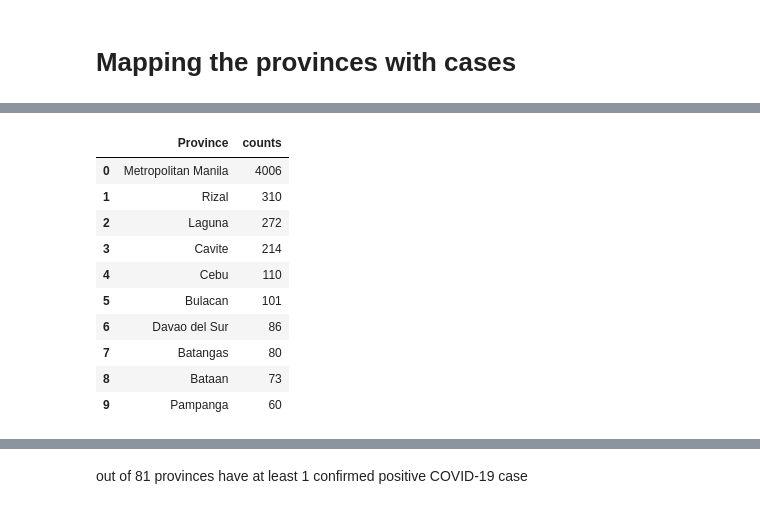
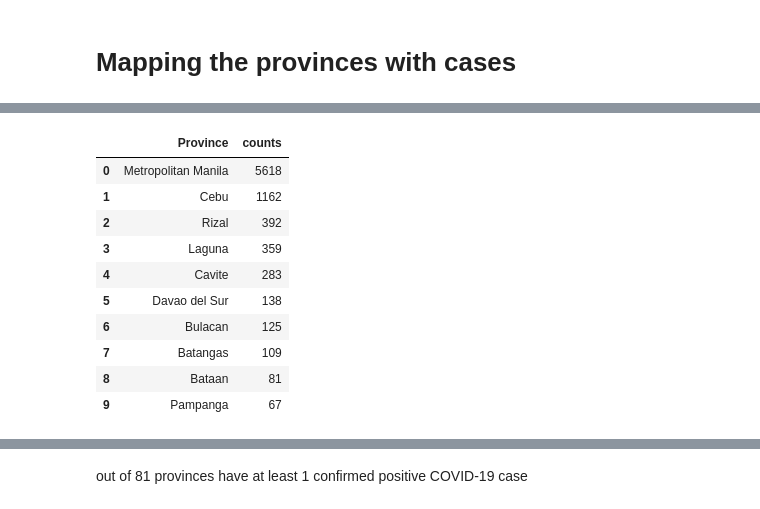
Before and after one commit to ValAnthonyB/COVID19_PH_Project, a Jupyter notebook: data_from_DOH_gsheets.ipynb, the cells around one changed output, grey strips where cells are left out. Saved outputs shown, nothing was run; the diff lists cells and outputs as text; code cells hidden in the pictures.

Commit message:
updated for may 1st week plots

```diff
--- a/data_from_DOH_gsheets.ipynb
+++ b/data_from_DOH_gsheets.ipynb
@@ -312,0 +380,34 @@ plt.savefig('images/exponential', dpi=300, bbox_inches='tight')
+# %%
+def province_counter(name):
+    # 'Metropolitan Manila', Cebu, Etc
+    df_prov = df[df.ProvRes==name].DateRepConf.value_counts().to_frame('counts')
+    df_prov.sort_index(inplace=True)
+    df_prov['total_cases'] = np.cumsum(df_prov.counts)
+    return df_prov
+# %%
+fig, ax = plt.subplots(figsize=(8, 6))
+plt.rcParams.update({'font.size': 10})
+plt.style.use('seaborn-dark')
+
+places = ["Metropolitan Manila", "Cebu", 'Rizal', 'Laguna']
+
+for i in places:
+    province_counter(i).total_cases.plot(label=i)
+
+ax.xaxis.set_minor_locator(mdates.DayLocator(interval=7))
+ax.xaxis.set_major_locator(mdates.DayLocator(interval=7))
+ax.xaxis.set_major_formatter(mdates.DateFormatter('%m-%d'))
+
+ax.set_yscale('log')
+plt.xlim()
+plt.ylim((10^0, 10**6) )
+plt.grid(True)
+plt.legend(loc=2, frameon=True)
+
+ax.xaxis.set_minor_locator(mdates.DayLocator(interval=7))
+ax.xaxis.set_major_locator(mdates.DayLocator(interval=7))
+ax.xaxis.set_major_formatter(mdates.DateFormatter('%m-%d'))
+
+
+plt.xlim(pd.to_datetime('2020-03-05'), pd.to_datetime('2020-05-12'))
+plt.savefig('images/provinces', dpi=300, bbox_inches='tight')
@@ -493,7 +599,7 @@ for index, bin_ in enumerate(bins):
     if bin_== 105:
         break
 
-    ax.text(n[index]+1, bin_-0.3, int(n[index]),
+    ax.text(n[index]+2, bin_-0.3, int(n[index]),
             color='black', fontweight='bold',
             horizontalalignment='center', verticalalignment='center', fontsize=10)
 
@@ -510,7 +616,7 @@ ax.get_xaxis().set_visible(False)
 
 plt.yticks(bins)
 ax.set_ylim(-5,104)
-ax.set_xlim(0,np.max(n)+5)
+ax.set_xlim(0,np.max(n)+25)
 
 ax.spines['right'].set_visible(False)
 ax.spines['top'].set_visible(False)
@@ -564,7 +670,7 @@ for index, bin_ in enumerate(bins):
     if bin_== 105:
         break
 
-    ax.text(n[index]+1, bin_-0.3, int(n[index]),
+    ax.text(n[index]+4, bin_-0.3, int(n[index]),
             color='black', fontweight='bold',
             horizontalalignment='center', verticalalignment='center', fontsize=10)
 
@@ -581,7 +687,7 @@ ax.get_xaxis().set_visible(False)
 
 plt.yticks(bins)
 ax.set_ylim(-5,104)
-ax.set_xlim(0,np.max(n)+5)
+ax.set_xlim(0,np.max(n)+25)
 
 ax.spines['right'].set_visible(False)
 ax.spines['top'].set_visible(False)
@@ -618,26 +742,26 @@ number of recoveries
 # %%
-df_regions = pd.DataFrame(df.RegionRes[pd.notnull(df.RegionRes)].value_counts())
+df_regions = pd.DataFrame(df.ProvRes[pd.notnull(df.ProvRes)][df.ProvRes!="For Validation"].value_counts())
 df_regions.columns = ['counts']
 df_regions['Province'] = df_regions.index
 
 # Repositioning the columns
 df_regions = df_regions[['Province', 'counts']]
 
 # Changing the indices to a list of numbers
 df_regions.index = [i for i in range(0, len(df_regions))]
 df_regions[:10]
 # %% [output]
 |  | Province | counts |
-| 0 | Metropolitan Manila | 4006 |
-| 1 | Rizal | 310 |
-| 2 | Laguna | 272 |
-| 3 | Cavite | 214 |
-| 4 | Cebu | 110 |
-| 5 | Bulacan | 101 |
-| 6 | Davao del Sur | 86 |
-| 7 | Batangas | 80 |
-| 8 | Bataan | 73 |
-| 9 | Pampanga | 60 |
+| 0 | Metropolitan Manila | 5618 |
+| 1 | Cebu | 1162 |
+| 2 | Rizal | 392 |
+| 3 | Laguna | 359 |
+| 4 | Cavite | 283 |
+| 5 | Davao del Sur | 138 |
+| 6 | Bulacan | 125 |
+| 7 | Batangas | 109 |
+| 8 | Bataan | 81 |
+| 9 | Pampanga | 67 |
 # %%
 # Sanity check, the only ones with no TBA cells
 
```
Also changed, not shown: parts of 50 cells of this notebook, 33 other files.
